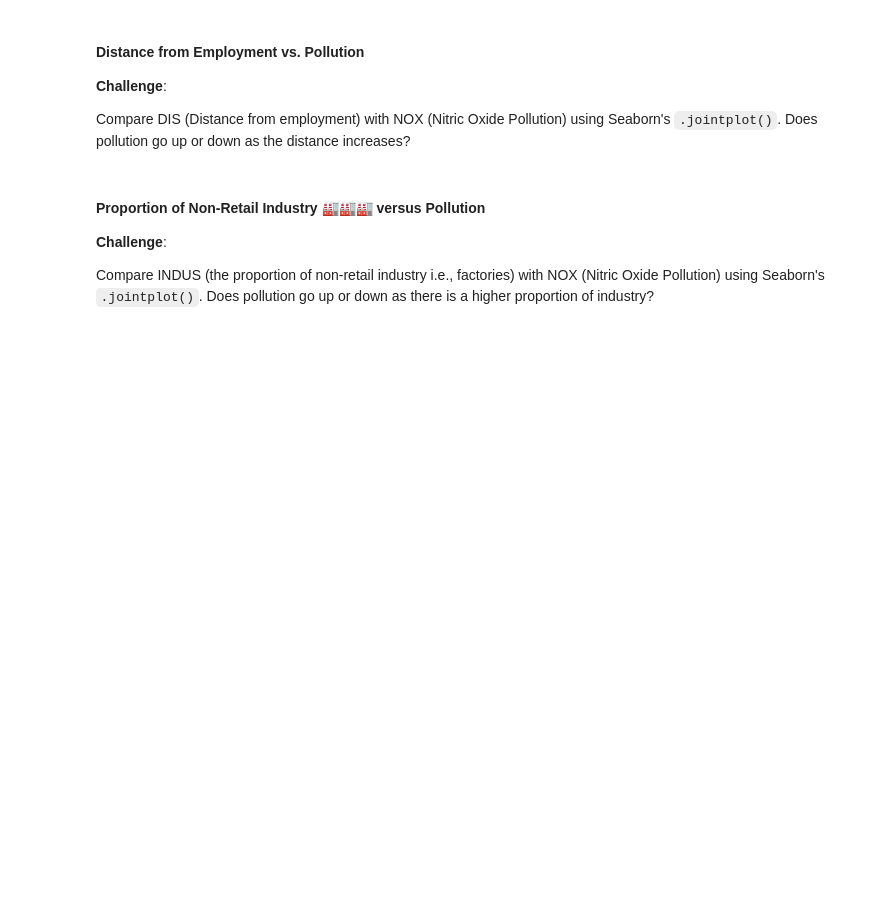
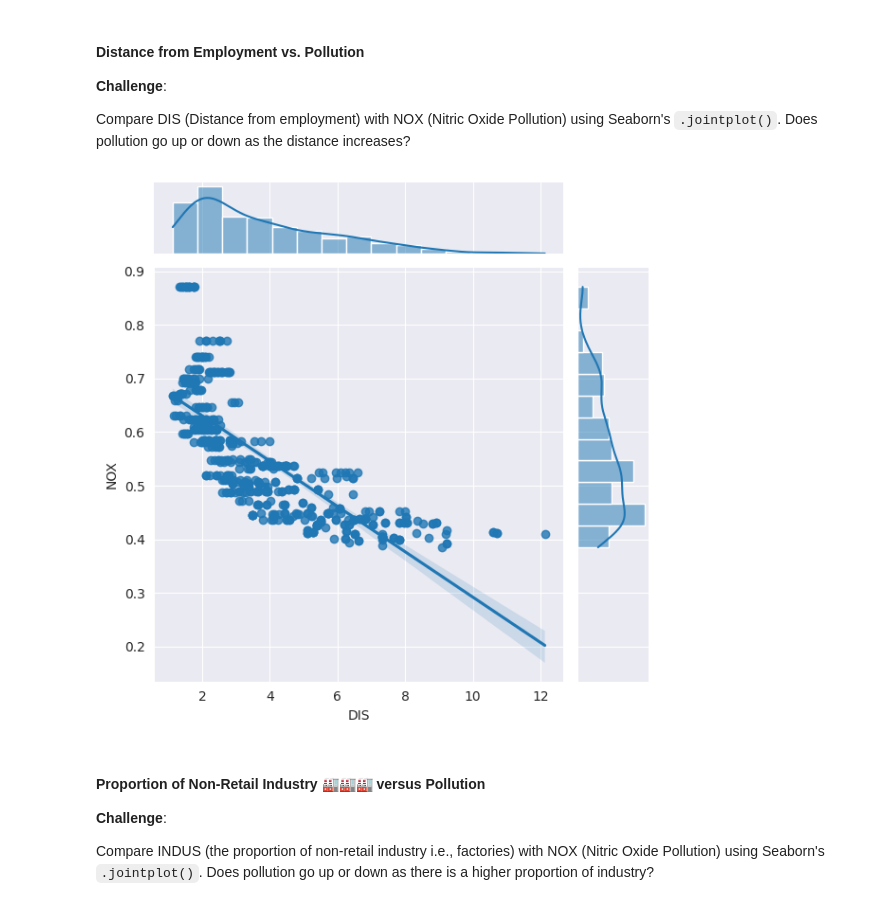
Before and after one commit to juandrzej/100days_of_code, a Jupyter notebook: 100days_of_code_day81_boston_house_prices/Multivariable_Regression_and_Valuation_Model.ipynb, the cells around one changed output. Drawn from its saved outputs; the diff is of its cells as text; code cells hidden in the pictures; blank space fills up the shorter version.

```diff
--- a/100days_of_code_day81_boston_house_prices/Multivariable_Regression_and_Valuation_Model.ipynb
+++ b/100days_of_code_day81_boston_house_prices/Multivariable_Regression_and_Valuation_Model.ipynb
@@ -261,6 +270,16 @@ Try adding some opacity or `alpha` to the scatter plots using keyword arguments
 **Challenge**:
 
 Compare DIS (Distance from employment) with NOX (Nitric Oxide Pollution) using Seaborn's `.jointplot()`. Does pollution go up or down as the distance increases?
+# %%
+with sns.axes_style('darkgrid'):
+    sns.jointplot(
+        data=cut_data,
+        x='DIS',
+        y='NOX',
+        kind='reg',
+    )
+# %% [output]
+[figure, added]
 # %% [markdown]
 #### Proportion of Non-Retail Industry 🏭🏭🏭 versus Pollution
 
```
Also changed, not shown: parts of 5 cells of this notebook.
